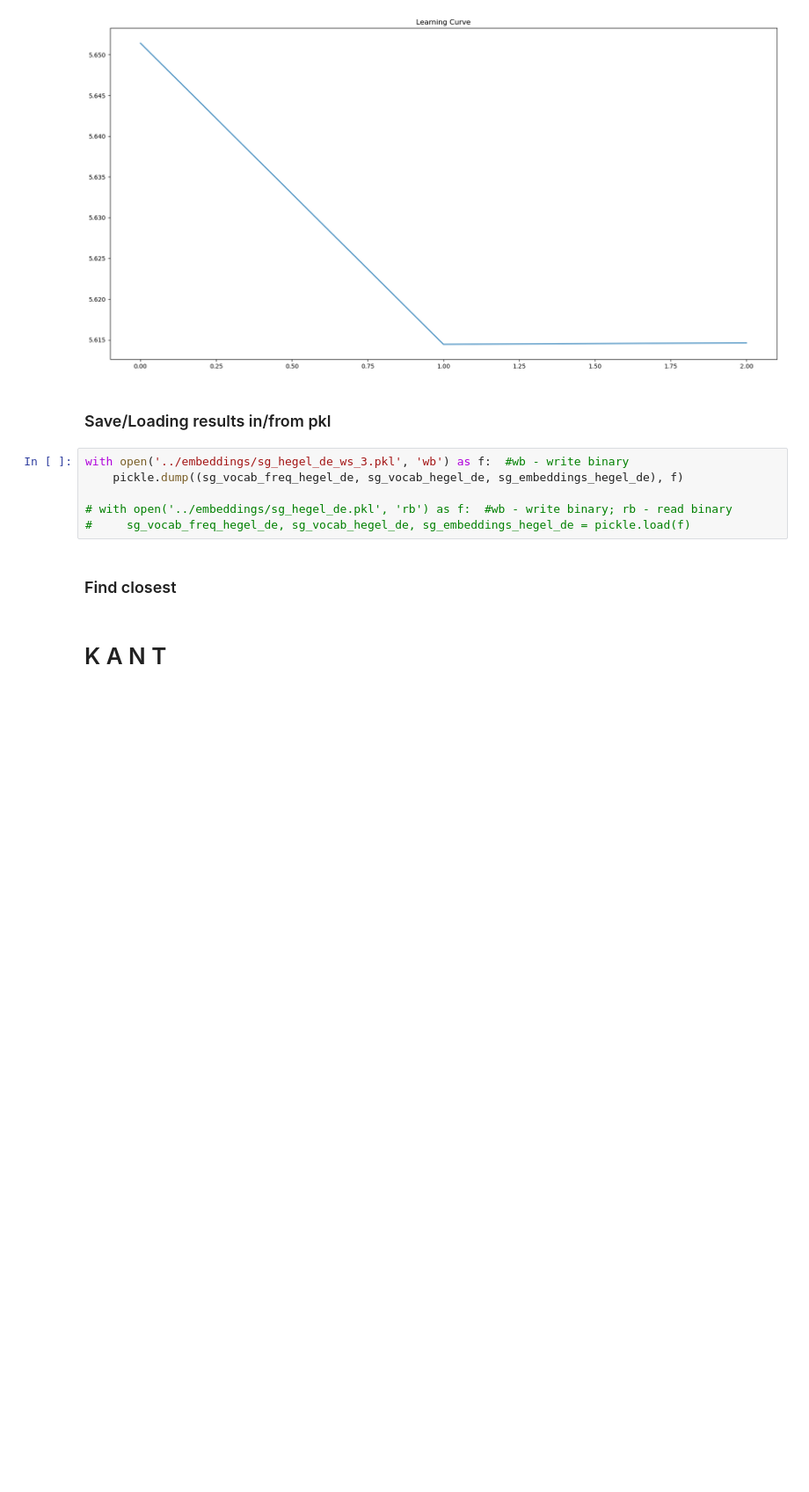
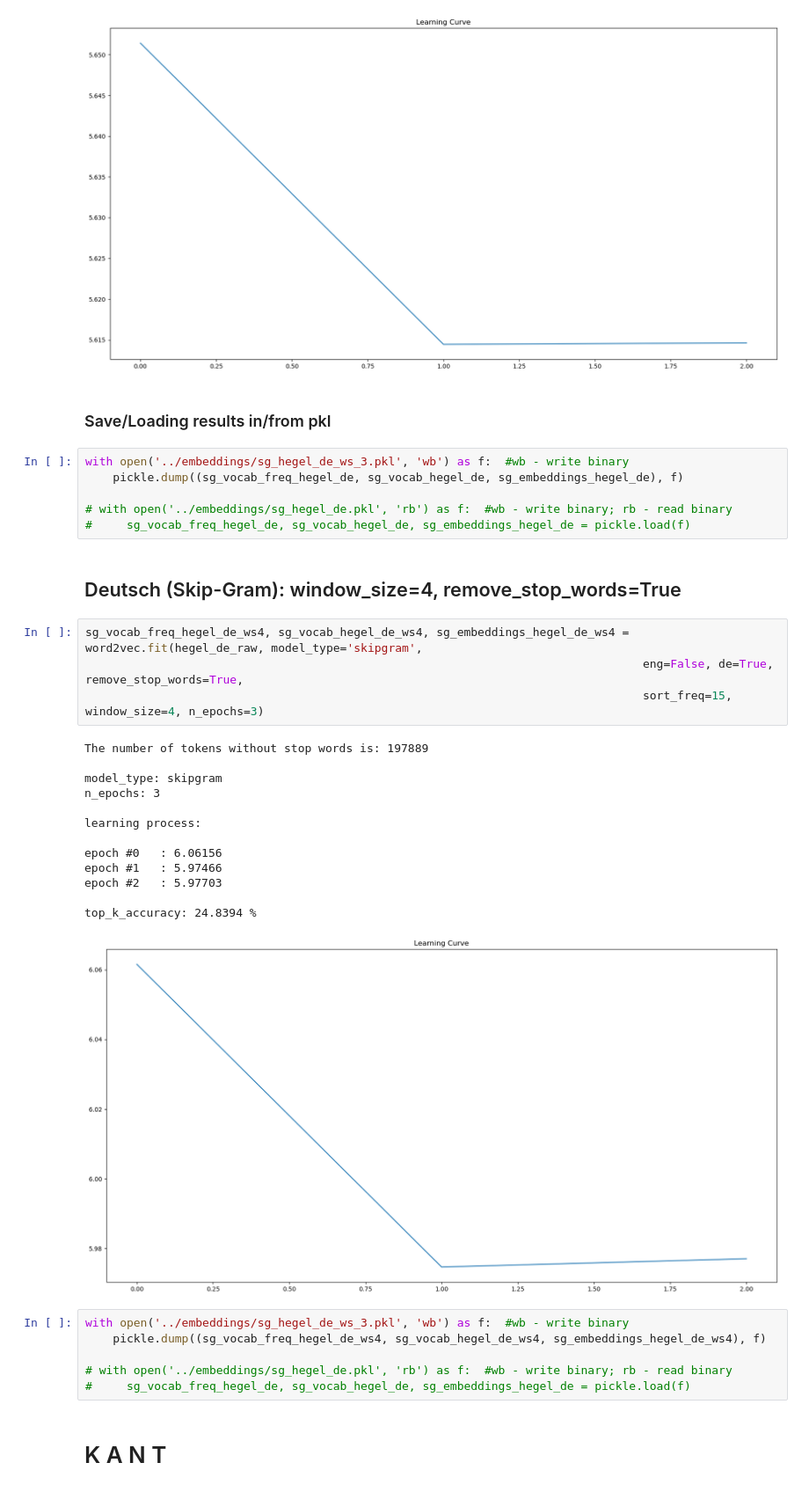
Before and after one commit to bourgeois-radical/philosophy2vec, a Jupyter notebook: notebooks/fit_model_and_save_embeddings.ipynb, the cells around one changed output. Shown at 88% size. Saved outputs shown, nothing was run; the diff lists cells and outputs as text; blank space fills up the shorter version.

```diff
--- a/notebooks/fit_model_and_save_embeddings.ipynb
+++ b/notebooks/fit_model_and_save_embeddings.ipynb
@@ -91,8 +117,32 @@ with open('../embeddings/sg_hegel_de_ws_3.pkl', 'wb') as f:  #wb - write binary
 
 # with open('../embeddings/sg_hegel_de.pkl', 'rb') as f:  #wb - write binary; rb - read binary
 #     sg_vocab_freq_hegel_de, sg_vocab_hegel_de, sg_embeddings_hegel_de = pickle.load(f)
-# %% [markdown]
-### Find closest
+# %% [markdown]
+## Deutsch (Skip-Gram): window_size=4, remove_stop_words=True
+# %%
+sg_vocab_freq_hegel_de_ws4, sg_vocab_hegel_de_ws4, sg_embeddings_hegel_de_ws4 = word2vec.fit(hegel_de_raw, model_type='skipgram',
+                                                                                 eng=False, de=True, remove_stop_words=True,
+                                                                                 sort_freq=15, window_size=4, n_epochs=3)
+# %% [output]
+The number of tokens without stop words is: 197889
+
+model_type: skipgram
+n_epochs: 3
+
+learning process:
+
+epoch #0   : 6.06156
+epoch #1   : 5.97466
+epoch #2   : 5.97703
+
+top_k_accuracy: 24.8394 %
+[figure, added]
+# %%
+with open('../embeddings/sg_hegel_de_ws_3.pkl', 'wb') as f:  #wb - write binary
+    pickle.dump((sg_vocab_freq_hegel_de_ws4, sg_vocab_hegel_de_ws4, sg_embeddings_hegel_de_ws4), f)
+
+# with open('../embeddings/sg_hegel_de.pkl', 'rb') as f:  #wb - write binary; rb - read binary
+#     sg_vocab_freq_hegel_de, sg_vocab_hegel_de, sg_embeddings_hegel_de = pickle.load(f)
 # %% [markdown]
 # K A N T
 # %% [markdown]
```
Also changed, not shown: parts of 21 cells of this notebook, 11 other files.
